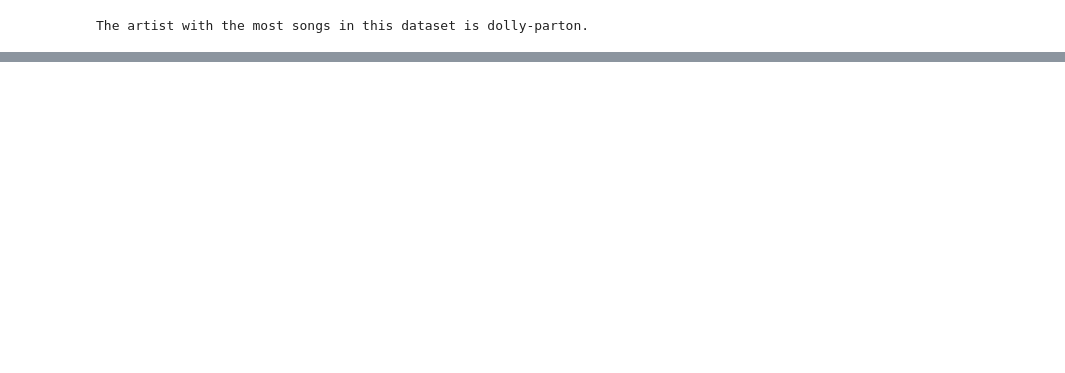
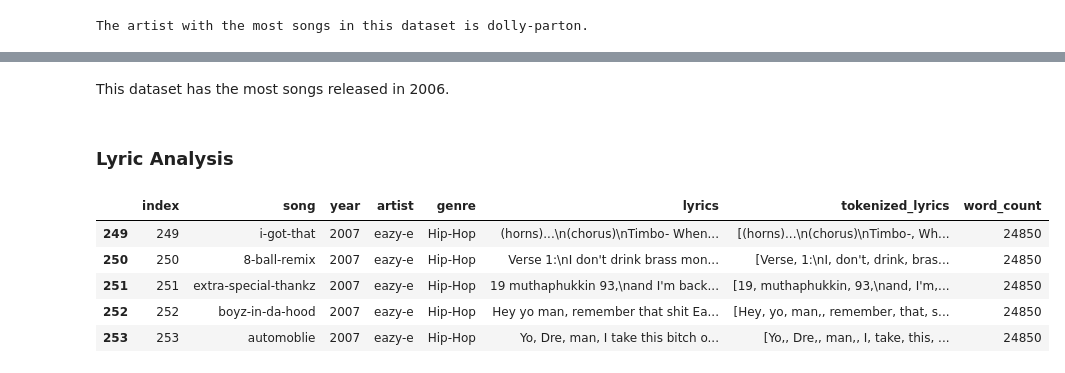
Before and after one commit to topspinj/NLPlyrics, a Jupyter notebook: lyrics-analysis.ipynb, the cells around one changed output, grey strips where cells are left out. Cells and saved outputs as stored; diff of their text form; code cells hidden in the pictures; blank space fills up the shorter version.

Commit message:
Update analysis notebook

```diff
--- a/lyrics-analysis.ipynb
+++ b/lyrics-analysis.ipynb
@@ -54,0 +91,28 @@ The artist with the most songs in this dataset is dolly-parton.
+# %% [markdown]
+This dataset has the most songs released in 2006.
+# %% [markdown]
+### Lyric Analysis
+# %%
+pd.options.mode.chained_assignment = None
+
+hiphop = data[data['genre'] == 'Hip-Hop']
+# %%
+def clean_lyrics(x):
+    custom_stopwords = ["'s", "n't", "'m", "'re", "'ll","'ve","...", "ä±", "''", '``','--', "'d", 'el', 'la']
+    stopwords = nltk.corpus.stopwords.words('english') + custom_stopwords
+    tokens = nltk.word_tokenize(x.lower())
+    tokenized = [t for t in tokens if len(t) > 1 and not t.isnumeric() and t not in stopwords]
+    return tokenized
+
+hiphop['tokenized_lyrics'] = hiphop['lyrics'].apply(clean_lyrics)
+# %%
+hiphop['word_count'] = hiphop.apply(lambda x: len(hiphop['tokenized_lyrics']), axis=1)
+# %%
+hiphop.head()
+# %% [output]
+|  | index | song | year | artist | genre | lyrics | tokenized_lyrics | word_count |
+| 249 | 249 | i-got-that | 2007 | eazy-e | Hip-Hop | (horns)...\n(chorus)\nTimbo- When... | [(horns)...\n(chorus)\nTimbo-, Wh... | 24850 |
+| 250 | 250 | 8-ball-remix | 2007 | eazy-e | Hip-Hop | Verse 1:\nI don't drink brass mon... | [Verse, 1:\nI, don't, drink, bras... | 24850 |
+| 251 | 251 | extra-special-thankz | 2007 | eazy-e | Hip-Hop | 19 muthaphukkin 93,\nand I'm back... | [19, muthaphukkin, 93,\nand, I'm,... | 24850 |
+| 252 | 252 | boyz-in-da-hood | 2007 | eazy-e | Hip-Hop | Hey yo man, remember that shit Ea... | [Hey, yo, man,, remember, that, s... | 24850 |
+| 253 | 253 | automoblie | 2007 | eazy-e | Hip-Hop | Yo, Dre, man, I take this bitch o... | [Yo,, Dre,, man,, I, take, this, ... | 24850 |
```
Also changed, not shown: parts of 10 cells of this notebook.
